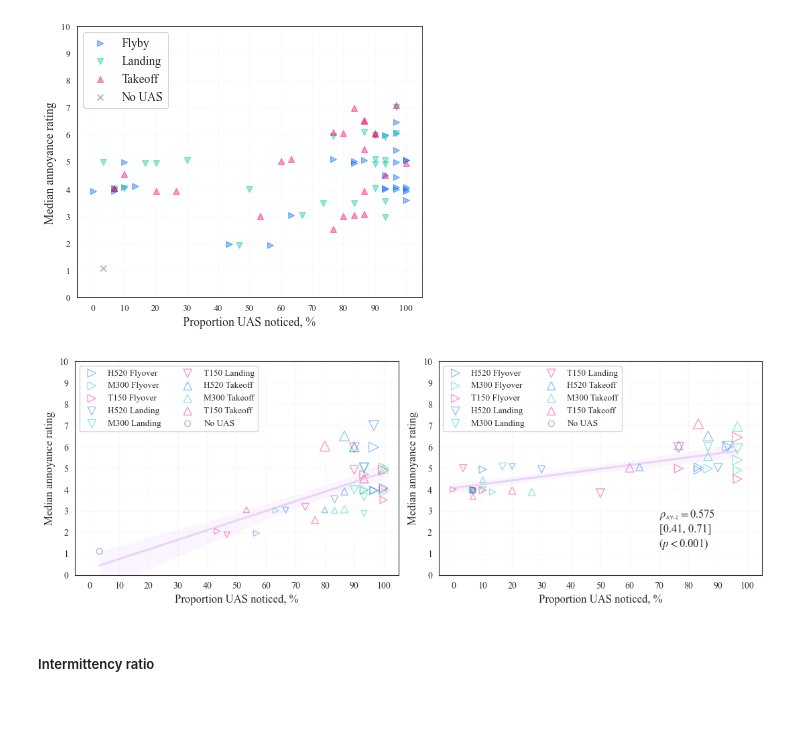
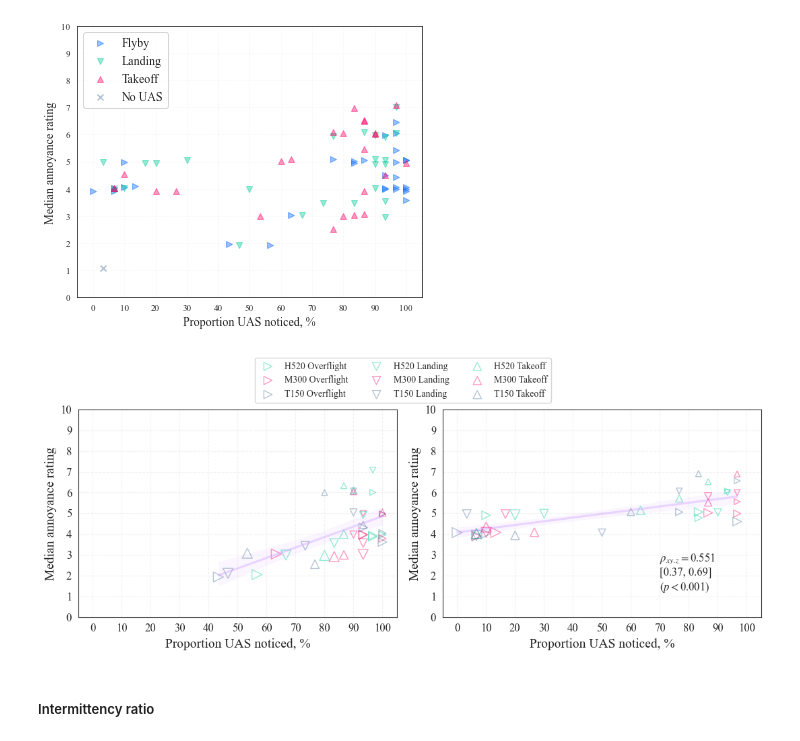
Before and after one commit to acoustics-code-salford/refmap-psychoacoustics, a Jupyter notebook: src/refmap_psychoacoustics/notebooks/refmap_listest1_analysis_EDA_partA.ipynb, the cells around one changed output. Drawn from its saved outputs; the diff is of its cells as text; code cells hidden in the pictures; blank space fills up the shorter version.

```diff
--- a/src/refmap_psychoacoustics/notebooks/refmap_listest1_analysis_EDA_partA.ipynb
+++ b/src/refmap_psychoacoustics/notebooks/refmap_listest1_analysis_EDA_partA.ipynb
@@ -38,9 +38,9 @@ mpl.rcParams.update({'font.size': 16})
 mpl.rcParams['figure.autolayout'] = True
 mpl.rcParams['mathtext.fontset'] = 'stix'
 
-SMALL_SIZE = 10
-MEDIUM_SIZE = 12
-BIGGER_SIZE = 14
+SMALL_SIZE = 12
+MEDIUM_SIZE = 14
+BIGGER_SIZE = 16
 
 plt.rc('font', size=SMALL_SIZE)          # controls default text sizes
 plt.rc('axes', titlesize=MEDIUM_SIZE,
@@ -2090,11 +2131,3 @@ if saveplots:
 plt.show()
 # %% [output]
 [figure]
-# %%
-# prepare subset of data
-dataByStimTestANotice['UASTypeOp'] = dataByStimTestANotice['UASType'].astype(str) + " " + dataByStimTestANotice['UASOperation'].astype(str)
-dataByStimTestANotice.loc[dataByStimTestANotice['UASTypeOp'] == "Baseline Baseline", 'UASTypeOp'] = "Baseline"
-UASTypeOpCats = ["Baseline", "H520 Overflight", "M300 Overflight", "T150 Overflight", "H520 Landing", "M300 Landing", "T150 Landing",
-                 "H520 Takeoff", "M300 Takeoff", "T150 Takeoff"]
-
-dataByStimTestANotice['UASTypeOp'] = pd.Categorical(dataByStimTestANotice['UASTypeOp'], UASTypeOpCats)
@@ -2106,12 +2134,25 @@ data.sort_values(by=['AmbientEnv', 'UASTypeOp', 'SNRlevel'], inplace=True)
 # %%
+# prepare subset of data
+dataByStimTestANotice['UASTypeOp'] = dataByStimTestANotice['UASType'].astype(str) + " " + dataByStimTestANotice['UASOperation'].astype(str)
+dataByStimTestANotice.loc[dataByStimTestANotice['UASTypeOp'] == "Baseline Baseline", 'UASTypeOp'] = "Baseline"
+
+
+data = dataByStimTestANotice.loc[dataByStimTestANotice['UASType'] != "Baseline", ['NoticedPropFilt', 'AmbientEnv', 'AmbientLAeq', 'UASTypeOp', 'UASType',
+                                     'UASOperation', 'SNRlevel', 'AnnoyMedianFilt']]
+data.sort_values(by=['AmbientEnv', 'UASTypeOp'], inplace=True)
+
+UASTypeOpCats = ["H520 Overflight", "M300 Overflight", "T150 Overflight", "H520 Landing", "M300 Landing", "T150 Landing",
+                 "H520 Takeoff", "M300 Takeoff", "T150 Takeoff"]
+
+data['UASTypeOp'] = pd.Categorical(data['UASTypeOp'], UASTypeOpCats)
+
 fig, axs = plt.subplots(nrows=1, ncols=2, figsize=(11, 4))
 fig.subplots_adjust(wspace=1.5)
 
 
-markers = {'Baseline': 'o', 'Overflight': '>', 'Landing': 'v', 'Takeoff': '^'}
-colours = {'Baseline': [0.3, 0.3, 0.3], 'H520': mycolours[0], 'M300': mycolours[1], 'T150': mycolours[2]}
-sizes = {'Baseline': 40,
-         'Overflight': [40, 60, 85, 85, 115],
+markers = {'Overflight': '>', 'Landing': 'v', 'Takeoff': '^'}
+colours = {'H520': mycolours[1], 'M300': mycolours[2], 'T150': mycolours[3]}
+sizes = {'Overflight': [40, 60, 85, 85, 115],
          'Landing': [40, 60, 85, 115],
          'Takeoff': [40, 60, 85, 115]}
 
@@ -2120,16 +2161,10 @@ yjitter = 0.07
 for jjEnv, ambEnv in enumerate(list(data['AmbientEnv'].sort_values().unique())):
     ax = axs[jjEnv]
 
-    if ambEnv == 'Park':
-        sns.regplot(data=data.loc[data['AmbientEnv'] == "Park"],
-                    x='NoticedPropFilt', y='AnnoyMedianFilt', label=None,
-                    line_kws=dict(alpha=0.35), color=mycolours[5],
-                    fit_reg=True, n_boot=5000, scatter=False, y_jitter=0.075, ax=ax)
-    else:
-        sns.regplot(data=data.loc[data['AmbientEnv'] == "Street"],
-                    x='NoticedPropFilt', y='AnnoyMedianFilt', label=None,
-                    line_kws=dict(alpha=0.35), color=mycolours[5],
-                    fit_reg=True,  n_boot=5000, scatter=False, y_jitter=0.075, ax=ax)
+    sns.regplot(data=data.loc[data['AmbientEnv'] == ambEnv],
+                x='NoticedPropFilt', y='AnnoyMedianFilt', label=None,
+                line_kws=dict(alpha=0.35), color=mycolours[5],
+                fit_reg=True,  n_boot=5000, scatter=False, y_jitter=0.075, ax=ax)
 
     for iiTypeOp, typeOp in enumerate(list(data['UASTypeOp'].unique())[1:]
                                       + [list(data['UASTypeOp'].unique())[0]]):
@@ -2137,15 +2172,12 @@ for jjEnv, ambEnv in enumerate(list(data['AmbientEnv'].sort_values().unique())):
         subdata = data.loc[(data['UASTypeOp'] == typeOp) & (data['AmbientEnv'] == ambEnv)]
 
         # set marker format
-        if typeOp.find("Baseline") != -1:
-            colour = [0.3, 0.3, 0.3]
-            marker = 'x'
-        elif typeOp.find("H520") != -1:
-            colour = mycolours[0]
+        if typeOp.find("H520") != -1:
+            colour = mycolours[1]
         elif typeOp.find("M300") != -1:
-            colour = mycolours[1]
+            colour = mycolours[2]
         elif typeOp.find("T150") != -1:
-            colour = mycolours[2]
+            colour = mycolours[3]
 
         if typeOp.find("Overflight") != -1:
             marker = '>'
@@ -2155,42 +2187,52 @@ for jjEnv, ambEnv in enumerate(list(data['AmbientEnv'].sort_values().unique())):
             marker = '^'
 
         y_jitter = stats.t(df=6, scale=yjitter).rvs(len(subdata['AnnoyMedianFilt']))
 
         ax.scatter(subdata['NoticedPropFilt'],
                    subdata['AnnoyMedianFilt'] + y_jitter,
                    s = sizes[subdata['UASOperation'].iloc[0]],
                    color=colours[subdata['UASType'].iloc[0]],
                    marker=markers[subdata['UASOperation'].iloc[0]],
                    facecolors='none',
                    alpha=0.4, label=typeOp)
 
     # Get the confidence interval polygons and adjust transparency
     ax.collections[0].set_alpha(0.09)  # Adjust alpha for CI only
 
-    ax.grid(alpha=0.15, linestyle='--')
+    ax.grid(alpha=0.25, linestyle='--')
     ax.set(xticks=np.arange(0, 1.1, 0.1), xticklabels=range(0, 110, 10), xlim=[-0.05, 1.05],
            yticks=range(0, 11, 1), ylim=[0, 10],
            xlabel="Proportion UAS noticed, %",
            ylabel="Median annoyance rating")
-    ax.legend(fontsize=9.5, loc='upper left', ncol=2)
 
 partial_rho = pg.partial_corr(data=data, x='NoticedPropFilt', y='AnnoyMedianFilt',
                               covar='AmbientLAeq', method='spearman')
-rCI = partial_rho['CI95%'].iloc[0]
+rCI = partial_rho['CI95'].iloc[0]
 ax.text(x=0.7, y=2.7, s=r"$\rho_{xy.z} = $" + str(np.round(partial_rho['r'].iloc[0], 3)), fontsize=12)
 ax.text(x=0.7, y=2, s="[" + display_round(rCI[0], 2, floor=False) + ", "
         + display_round(rCI[1], 2, floor=False) + "]", fontsize=12)
-ax.text(x=0.6995, y=1.3, s=r"$(p < $" + str(np.maximum(0.001, np.round(partial_rho['p-val'].iloc[0], 3))) + ")", fontsize=12)
+ax.text(x=0.6995, y=1.3, s=r"$(p < $" + str(np.maximum(0.001, np.round(partial_rho['p_val'].iloc[0], 3))) + ")", fontsize=12)
+
+# # sort the handle and labels by UAS type op categories UASTypeOpCats for consistent legend ordering
+handles, labels = ax.get_legend_handles_labels()
+# sort the handles and labels based on the order in UASTypeOpCats
+sorted_handles_labels = sorted(zip(handles, labels), key=lambda x: UASTypeOpCats.index(x[1]) if x[1] in UASTypeOpCats else float('inf'))
+handles, labels = zip(*sorted_handles_labels)
+
+
+
+lgd = fig.legend(handles, labels, fontsize=10, ncol=3, loc='upper center', bbox_to_anchor=(0.5, 1.15))
 
 if saveplots:
-    plt.savefig(os.path.join(outFigPath, "svg", "NoticeVsAnnoyByTypeOpAmbFilt.svg"),
-                format='svg')
-    plt.savefig(os.path.join(outFigPath, "pdf", "NoticeVsAnnoyByTypeOpAmbFilt.pdf"),
-                format='pdf')
+    filename = "NoticeVsAnnoyByTypeOpAmbFilt"
+    plt.savefig(os.path.join(outFigPath, "svg", f"{filename}.svg"),
+                format='svg', bbox_extra_artists=(lgd,), bbox_inches='tight')
+    plt.savefig(os.path.join(outFigPath, "pdf", f"{filename}.pdf"),
+                format='pdf', bbox_extra_artists=(lgd,), bbox_inches='tight')
 
 plt.show()
 # %% [output]
-[figure, old version]
+[figure, new version]
 # %% [markdown]
 ##### Intermittency ratio
 # %%
```
Also changed, not shown: parts of 17 cells of this notebook, 12 other files.
